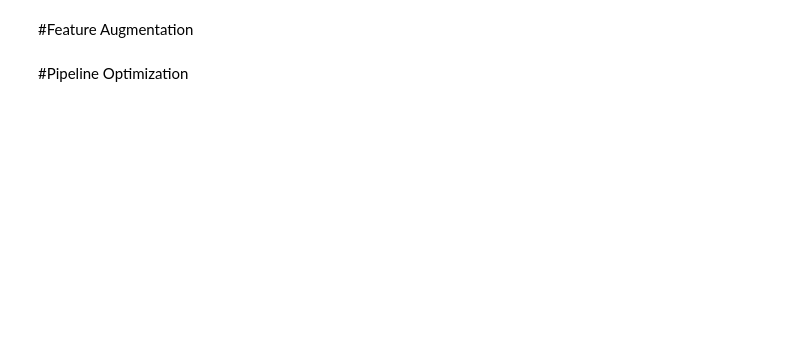
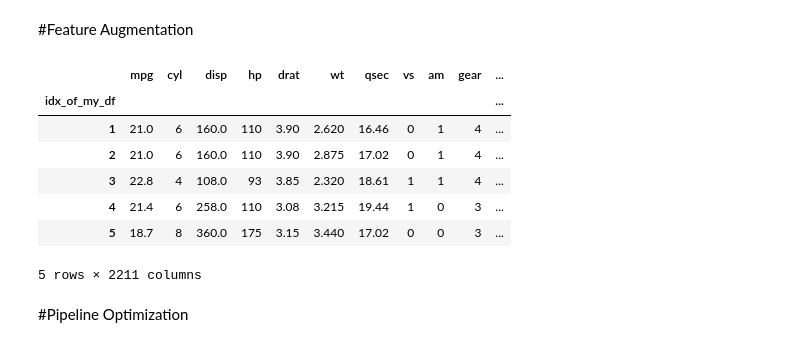
Before and after one commit to AtharKharal/Data_science_with_python, a Jupyter notebook: featuretools_and_TPOT_workflow_ver_0p1.ipynb, the cells around one changed output. Cells and saved outputs as stored; diff of their text form; code cells hidden in the pictures; blank space fills up the shorter version.

```diff
--- a/featuretools_and_TPOT_workflow_ver_0p1.ipynb
+++ b/featuretools_and_TPOT_workflow_ver_0p1.ipynb
@@ -57,0 +61,3 @@ df.head()
+# %%
+target = df.Creditability
+df = df.drop(columns = target.name)
@@ -62,13 +80,26 @@ es = ft.EntitySet("mydata")
 
 # Create an entity from the client dataframe
 # This dataframe already has an index and a time index col namely 'dt_time_col'
-es = es.entity_from_dataframe(entity_id = 'my_df_id', dataframe = my_df,
-                              index = 'idx_of_my_df', time_index = 'dt_time_col')
+es = es.entity_from_dataframe(entity_id = 'my_entity_id', dataframe = df, index = 'df_index')
+
+#, time_index = 'dt_time_col'
 
 
 # Perform deep feature synthesis without specifying primitives
-features, feature_names = ft.dfs(entityset=es, target_entity='my_df_id',
+features, feature_names = ft.dfs(entityset=es, target_entity='my_entity_id',
+                                 trans_primitives=["add","multiply"],
                                  max_depth = 2)
+# %%
+features.head()
+# %% [output]
+|  | mpg | cyl | disp | hp | drat | wt | qsec | vs | am | gear | ... |
+| idx_of_my_df |  |  |  |  |  |  |  |  |  |  | ... |
+| 1 | 21.0 | 6 | 160.0 | 110 | 3.90 | 2.620 | 16.46 | 0 | 1 | 4 | ... |
+| 2 | 21.0 | 6 | 160.0 | 110 | 3.90 | 2.875 | 17.02 | 0 | 1 | 4 | ... |
+| 3 | 22.8 | 4 | 108.0 | 93 | 3.85 | 2.320 | 18.61 | 1 | 1 | 4 | ... |
+| 4 | 21.4 | 6 | 258.0 | 110 | 3.08 | 3.215 | 19.44 | 1 | 0 | 3 | ... |
+| 5 | 18.7 | 8 | 360.0 | 175 | 3.15 | 3.440 | 17.02 | 0 | 0 | 3 | ... |
+5 rows × 2211 columns
 # %% [markdown]
 #Pipeline Optimization
 # %%
```
Also changed, not shown: parts of 3 cells of this notebook.
